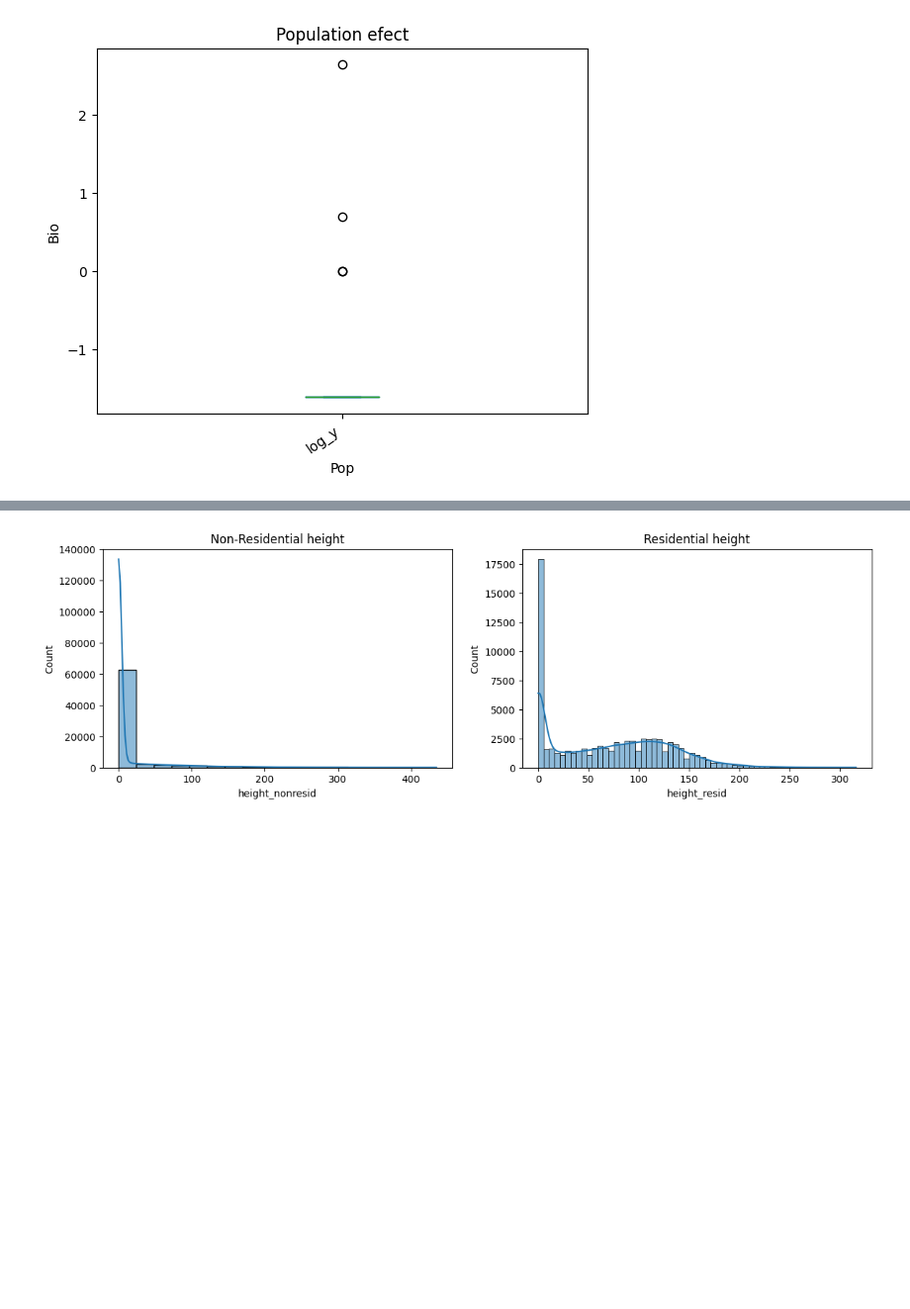
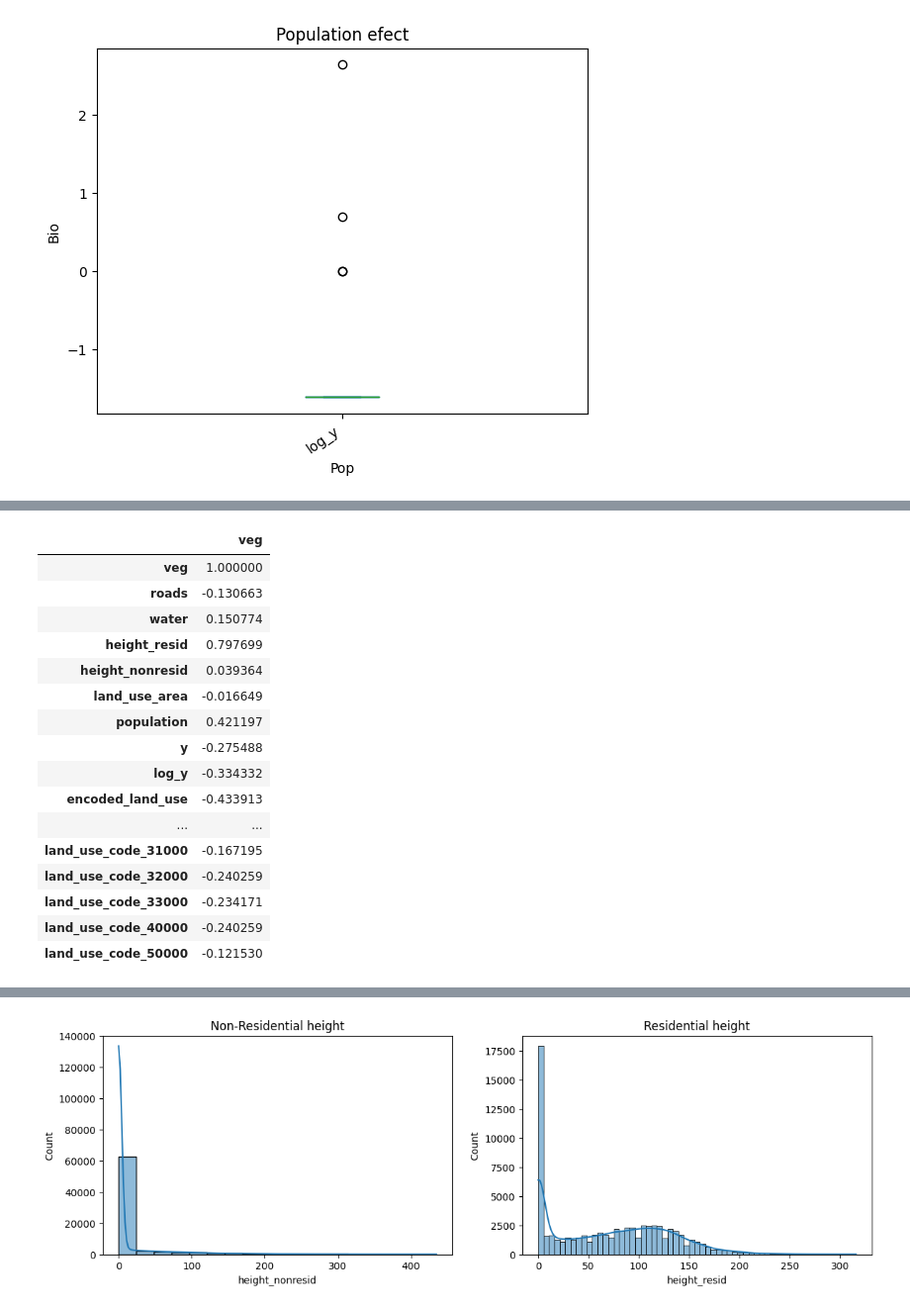
Before and after one commit to zilikons/demeter, a Jupyter notebook: notebooks/plots.ipynb, the cells around one changed output, grey strips where cells are left out. Shown at 99% size. Cells and saved outputs as stored; diff of their text form; code cells hidden in the pictures; blank space fills up the shorter version.

```diff
--- a/notebooks/plots.ipynb
+++ b/notebooks/plots.ipynb
@@ -202,6 +202,26 @@ corr.style.background_gradient(cmap='coolwarm')
 | population | 0.454003 | 0.089515 | -0.035387 | 0.715456 | -0.013353 | -0.364900 | 1.000000 | -0.000731 | -0.012366 |
 | y | 0.010895 | -0.002180 | 0.019412 | -0.009027 | -0.002496 | -0.002852 | -0.000731 | 1.000000 | 0.081323 |
 | log_y | 0.112960 | 0.012609 | 0.070612 | -0.004113 | -0.058498 | -0.081895 | -0.012366 | 0.081323 | 1.000000 |
+# %%
+data_group_geometry.corr()[["veg"]]
+# %% [output]
+|  | veg |
+| veg | 1.000000 |
+| roads | -0.130663 |
+| water | 0.150774 |
+| height_resid | 0.797699 |
+| height_nonresid | 0.039364 |
+| land_use_area | -0.016649 |
+| population | 0.421197 |
+| y | -0.275488 |
+| log_y | -0.334332 |
+| encoded_land_use | -0.433913 |
+| ... | ... |
+| land_use_code_31000 | -0.167195 |
+| land_use_code_32000 | -0.240259 |
+| land_use_code_33000 | -0.234171 |
+| land_use_code_40000 | -0.240259 |
+| land_use_code_50000 | -0.121530 |
 # %%
 corr_group=data_group_geometry.corr()
 corr_group.style.background_gradient(cmap='coolwarm')
```
Also changed, not shown: parts of 12 cells of this notebook.
